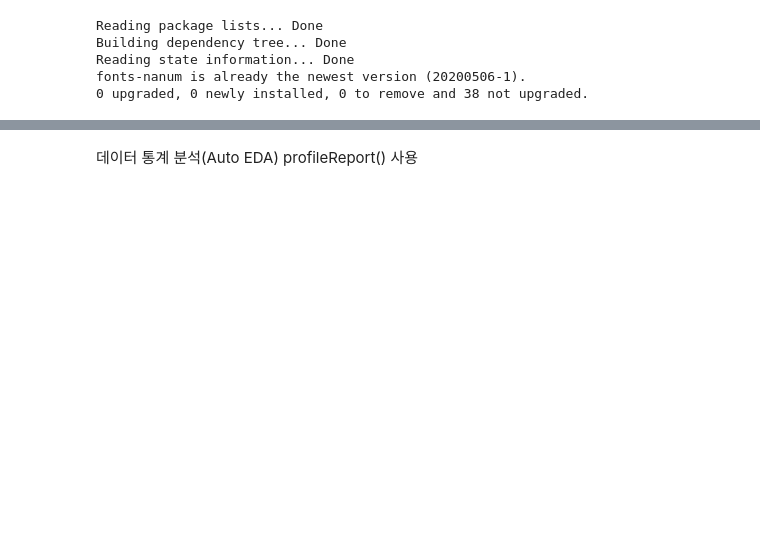
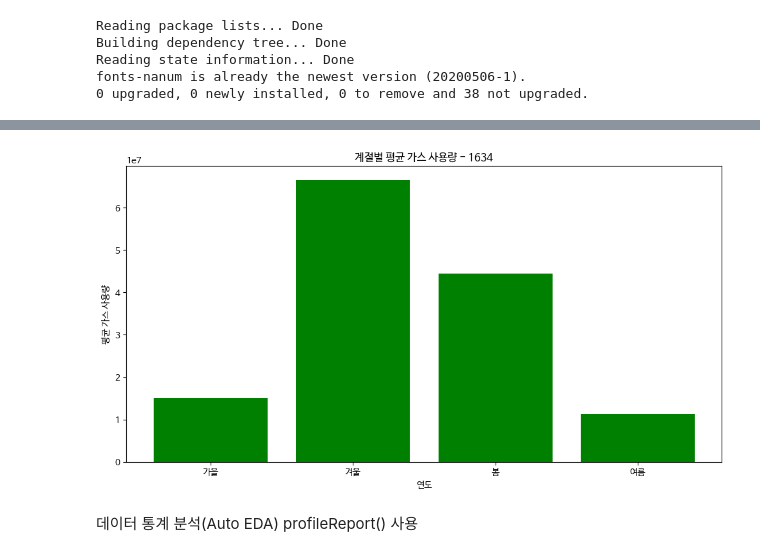
Before and after one commit to akatwinkle/bab_bab, a Jupyter notebook: 과제.ipynb, the cells around one changed output, grey strips where cells are left out. Drawn from its saved outputs; the diff is of its cells as text; code cells hidden in the pictures; blank space fills up the shorter version.

```diff
--- a/과제.ipynb
+++ b/과제.ipynb
@@ -193,2 +193,25 @@ plt.show()
+# %%
+import matplotlib.pyplot as plt
+import seaborn as sns
+import copy
+
+data_cleaned = df_renameds.copy()
+
+## 정수형으로 바꿈
+data_cleaned['현년가스사용량'] = pd.to_numeric(data_cleaned['현년가스사용량'])
+## 계절별 사용량을 계산
+season_gus = data_cleaned.groupby('SEASON')['현년가스사용량'].mean().reset_index()
+
+### 그래프
+plt.figure(figsize=(12, 6))
+plt.bar(season_gus['SEASON'], season_gus['현년가스사용량'], color = 'green', label = '현년가스사용량')
+
+plt.title("계절별 평균 가스 사용량 - 1634")
+plt.xlabel("연도")
+plt.ylabel("평균 가스 사용량")
+plt.grid(False)
+plt.show()
+# %% [output]
+[figure, added]
 # %% [markdown]
 데이터 통계 분석(Auto EDA) profileReport() 사용
```
Also changed, not shown: parts of 4 cells of this notebook.
